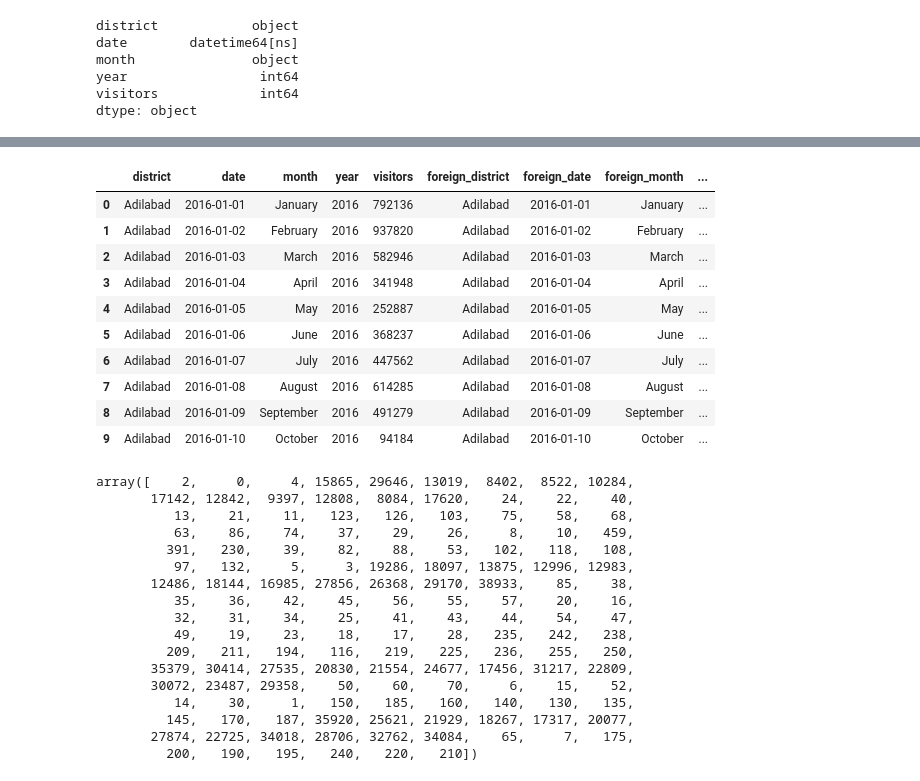
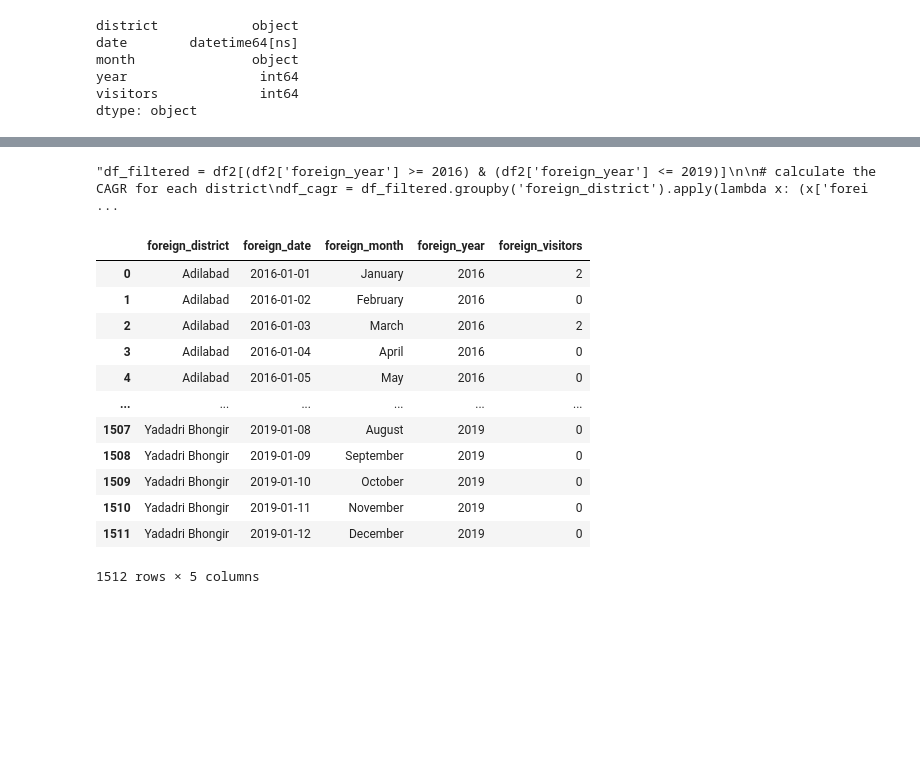
Before and after one commit to PRANAY1258/Telangana_tourism-EDA-, a Jupyter notebook: Telangana_tourism_data.ipynb, the cells around one changed output, grey strips where cells are left out. Saved outputs shown, nothing was run; the diff lists cells and outputs as text; code cells hidden in the pictures; blank space fills up the shorter version.

```diff
--- a/Telangana_tourism_data.ipynb
+++ b/Telangana_tourism_data.ipynb
@@ -56,6 +76,10 @@ df2.tail(10)
 | 393 | Yadadri Bhongir | 01-10-2019 | October | 2019 | 0 |
 | 394 | Yadadri Bhongir | 01-11-2019 | November | 2019 | 0 |
 | 395 | Yadadri Bhongir | 01-12-2019 | December | 2019 | 0 |
+# %%
+df2 = df2.reset_index()
+# %%
+df2.drop('index',axis = 1,inplace =True )
 # %%
 df1.shape
 # %% [output]
@@ -255,14 +337,29 @@ data = pd.concat([df1, df2], axis=1)
+# %%
+'''df_filtered = df2[(df2['foreign_year'] >= 2016) & (df2['foreign_year'] <= 2019)]
+
+# calculate the CAGR for each district
+df_cagr = df_filtered.groupby('foreign_district').apply(lambda x: (x['foreign_visitors'].iloc[-1]/x['foreign_visitors'].iloc[0])**(1/4) - 1).reset_index(name='CAGR')
+
+# sort the districts by CAGR in descending order
+bottom_districts_f= df_cagr.sort_values('CAGR', ascending=True)['foreign_district'].head(3).tolist()
+sns.countplot(data = df1,x = bottom_districts_f)'''
+# %% [output]
+"df_filtered = df2[(df2['foreign_year'] >= 2016) & (df2['foreign_year'] <= 2019)]\n\n# calculate the CAGR for each district\ndf_cagr = df_filtered.groupby('foreign_district').apply(lambda x: (x['forei ...
+# %%
+data = df2
 # %%
-data.head(10)
+data
 # %% [output]
-|  | district | date | month | year | visitors | foreign_district | foreign_date | foreign_month | ... |
-| 0 | Adilabad | 2016-01-01 | January | 2016 | 792136 | Adilabad | 2016-01-01 | January | ... |
-| 1 | Adilabad | 2016-01-02 | February | 2016 | 937820 | Adilabad | 2016-01-02 | February | ... |
-| 2 | Adilabad | 2016-01-03 | March | 2016 | 582946 | Adilabad | 2016-01-03 | March | ... |
-| 3 | Adilabad | 2016-01-04 | April | 2016 | 341948 | Adilabad | 2016-01-04 | April | ... |
-| 4 | Adilabad | 2016-01-05 | May | 2016 | 252887 | Adilabad | 2016-01-05 | May | ... |
-| 5 | Adilabad | 2016-01-06 | June | 2016 | 368237 | Adilabad | 2016-01-06 | June | ... |
-| 6 | Adilabad | 2016-01-07 | July | 2016 | 447562 | Adilabad | 2016-01-07 | July | ... |
-| 7 | Adilabad | 2016-01-08 | August | 2016 | 614285 | Adilabad | 2016-01-08 | August | ... |
-| 8 | Adilabad | 2016-01-09 | September | 2016 | 491279 | Adilabad | 2016-01-09 | September | ... |
-| 9 | Adilabad | 2016-01-10 | October | 2016 | 94184 | Adilabad | 2016-01-10 | October | ... |
+|  | foreign_district | foreign_date | foreign_month | foreign_year | foreign_visitors |
+| 0 | Adilabad | 2016-01-01 | January | 2016 | 2 |
+| 1 | Adilabad | 2016-01-02 | February | 2016 | 0 |
+| 2 | Adilabad | 2016-01-03 | March | 2016 | 2 |
+| 3 | Adilabad | 2016-01-04 | April | 2016 | 0 |
+| 4 | Adilabad | 2016-01-05 | May | 2016 | 0 |
+| ... | ... | ... | ... | ... | ... |
+| 1507 | Yadadri Bhongir | 2019-01-08 | August | 2019 | 0 |
+| 1508 | Yadadri Bhongir | 2019-01-09 | September | 2019 | 0 |
+| 1509 | Yadadri Bhongir | 2019-01-10 | October | 2019 | 0 |
+| 1510 | Yadadri Bhongir | 2019-01-11 | November | 2019 | 0 |
+| 1511 | Yadadri Bhongir | 2019-01-12 | December | 2019 | 0 |
+1512 rows × 5 columns
@@ -277,20 +365,0 @@ data['ratio']  = data['ratio'].fillna(0)
-# %%
-data['foreign_visitors'].unique()
-# %% [output]
-array([    2,     0,     4, 15865, 29646, 13019,  8402,  8522, 10284,
-       17142, 12842,  9397, 12808,  8084, 17620,    24,    22,    40,
-          13,    21,    11,   123,   126,   103,    75,    58,    68,
-          63,    86,    74,    37,    29,    26,     8,    10,   459,
-         391,   230,    39,    82,    88,    53,   102,   118,   108,
-          97,   132,     5,     3, 19286, 18097, 13875, 12996, 12983,
-       12486, 18144, 16985, 27856, 26368, 29170, 38933,    85,    38,
-          35,    36,    42,    45,    56,    55,    57,    20,    16,
-          32,    31,    34,    25,    41,    43,    44,    54,    47,
-          49,    19,    23,    18,    17,    28,   235,   242,   238,
-         209,   211,   194,   116,   219,   225,   236,   255,   250,
-       35379, 30414, 27535, 20830, 21554, 24677, 17456, 31217, 22809,
-       30072, 23487, 29358,    50,    60,    70,     6,    15,    52,
-          14,    30,     1,   150,   185,   160,   140,   130,   135,
-         145,   170,   187, 35920, 25621, 21929, 18267, 17317, 20077,
-       27874, 22725, 34018, 28706, 32762, 34084,    65,     7,   175,
-         200,   190,   195,   240,   220,   210])
```
Also changed, not shown: parts of 31 cells of this notebook.
